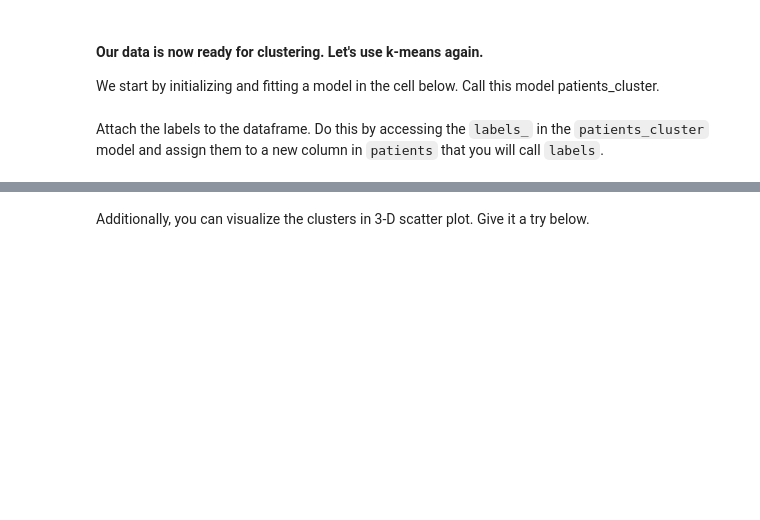
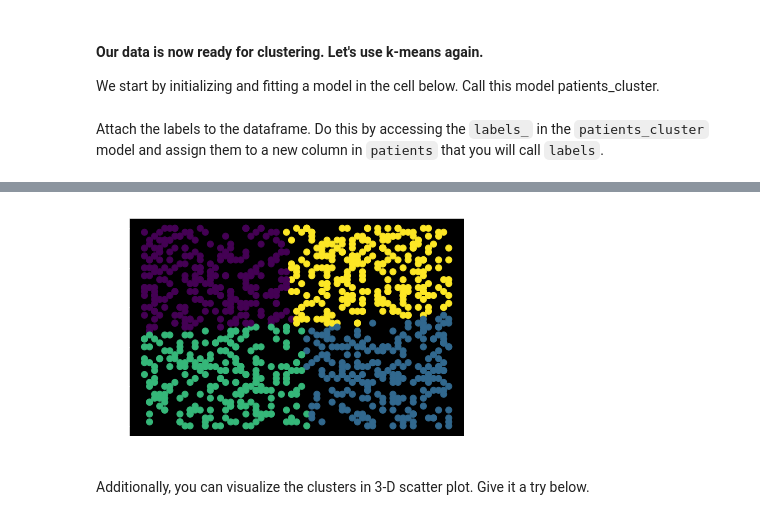
Before and after one commit to olavocarvalho/ironhack-codelabs, a Jupyter notebook: labs/module-3/lab-sklearn-and-unsupervised-learning/your-code/main.ipynb, the cells around one changed output, grey strips where cells are left out. Drawn from its saved outputs; the diff is of its cells as text; code cells hidden in the pictures; blank space fills up the shorter version.

```diff
--- a/labs/module-3/lab-sklearn-and-unsupervised-learning/your-code/main.ipynb
+++ b/labs/module-3/lab-sklearn-and-unsupervised-learning/your-code/main.ipynb
@@ -369,3 +364,5 @@ In the next cells, do the following:
+# %%
+patients.drop(['diagnosis', 'prescribed_medicines', 'patient_gender'], axis=1, inplace=True)
 # %% [markdown]
 Let's look at the head again to ensure the re-encoding and dropping are successful:
 # %%
@@ -374,16 +379,20 @@ Let's look at the head again to ensure the re-encoding and dropping are successf
 An interesting observation is that all patients are no older than 2 years. However, their weights and heights indicate that they are adults. This cannot be true. Therefore, we can either trust the weight and height columns or the DOB column. Since there are other columns that indicate that these are adults (they have emails, some have diabetes) we will drop the `patient_dob` column. We will also drop the `appointment_date` column since it has too many unique values to transform to a dummy variable. Drop the two columns in the cell below.
 # %%
 # Your code here:
+patients.drop(['patient_dob', 'appointment_date'], axis=1, inplace=True)
 # %% [markdown]
 #### Our data is now ready for clustering. Let's use k-means again.
 
 We start by initializing and fitting a model in the cell below. Call this model patients_cluster.
 # %%
 # Your code here:
+patients_kmeans = KMeans(n_clusters=4)
+patients_cluster = patients_kmeans.fit(patients)
 # %% [markdown]
 Attach the labels to the dataframe. Do this by accessing the `labels_` in the `patients_cluster` model and assign them to a new column in `patients` that you will call `labels`.
 # %%
 # Your code here:
+patients['labels'] = patients_cluster.labels_
 # %% [markdown]
 Now using a `groupby`, find the mean of every variable in `patients` and group by the `labels` column. This summary will allow us to see how the patients differ between the clusters. Your output should look similar to the image below.
 
@@ -407,2 +424,8 @@ If the scatter plot does not make any sense to you, it means the features you ch
+# %%
+# Your code here:
+plt.scatter(x=patients['patient_weight_kg'], y=patients['patient_height_sm'], c=patients['labels'])
+plt.show()
+# %% [output]
+[figure, added]
 # %% [markdown]
 Additionally, you can visualize the clusters in 3-D scatter plot. Give it a try below.
```
Also changed, not shown: parts of 17 cells of this notebook.
